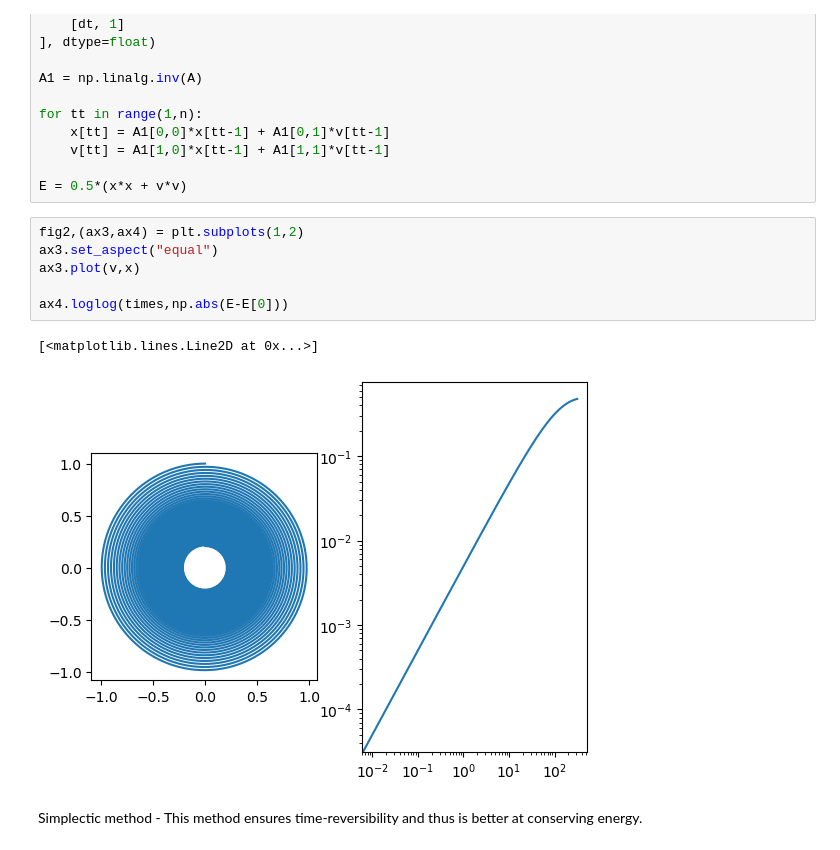
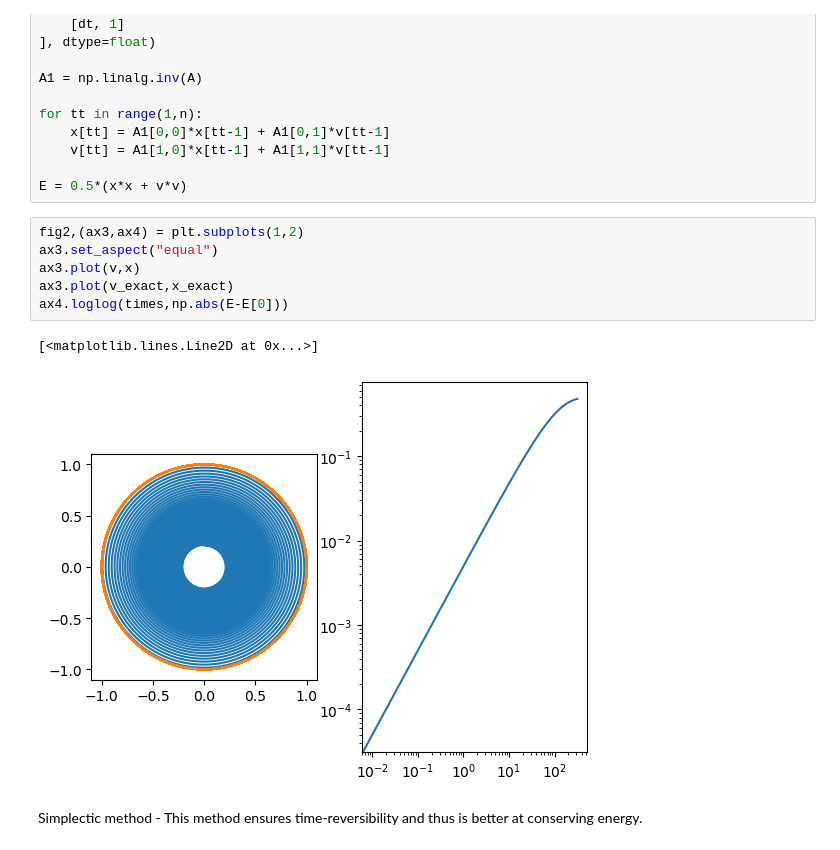
Before and after one commit to AnkanMan/Fields-in-Deformable-Surfaces, a Jupyter notebook: Practise.ipynb, the cells around one changed output. Drawn from its saved outputs; the diff is of its cells as text.

```diff
--- a/Practise.ipynb
+++ b/Practise.ipynb
@@ -154,12 +154,12 @@ E = 0.5*(x*x + v*v)
 # %%
 fig2,(ax3,ax4) = plt.subplots(1,2)
 ax3.set_aspect("equal")
 ax3.plot(v,x)
-
+ax3.plot(v_exact,x_exact)
 ax4.loglog(times,np.abs(E-E[0]))
 # %% [output]
 [<matplotlib.lines.Line2D at 0x...>]
-[figure, old version]
+[figure, new version]
 # %% [markdown]
 Simplectic method - This method ensures time-reversibility and thus is better at conserving energy.
 # %%
```
Also changed, not shown: parts of 5 cells of this notebook, 1 other file.
